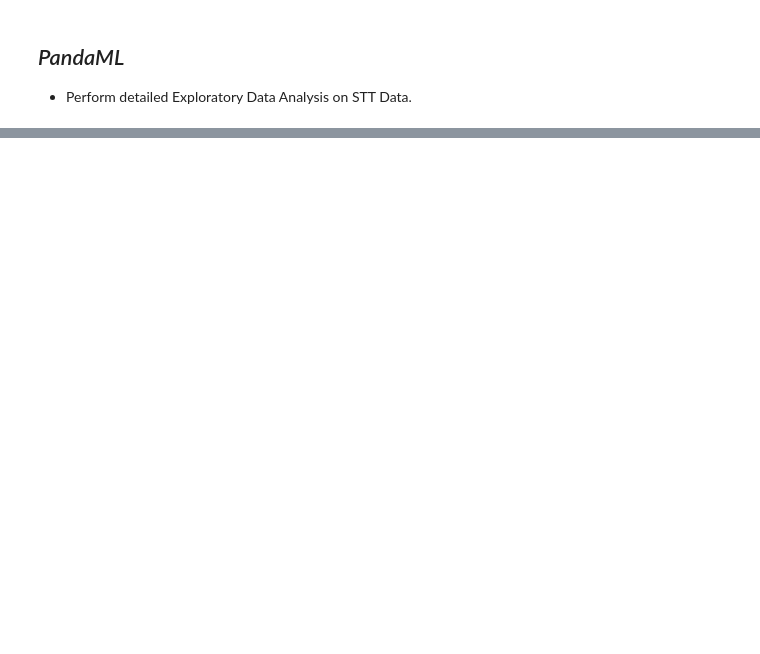
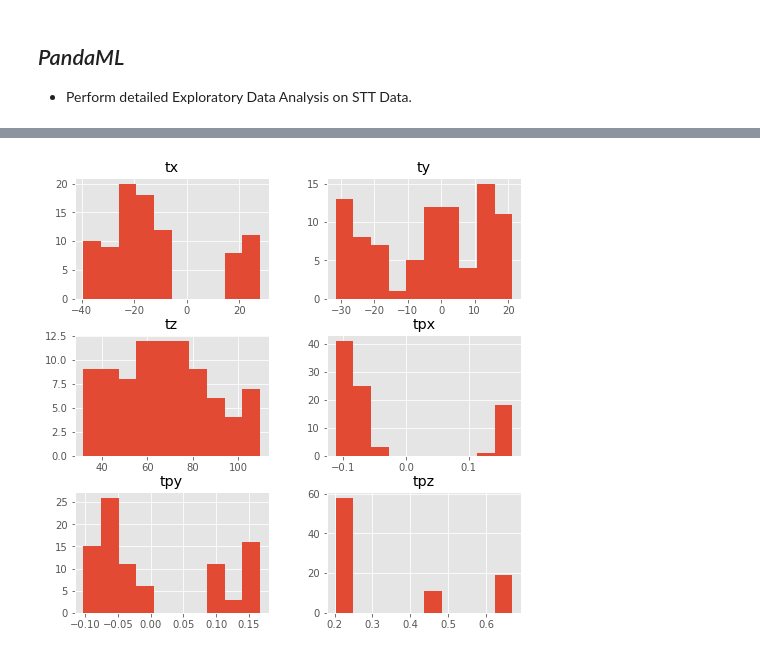
Before and after one commit to ai4fair/pandaml, a Jupyter notebook: stt_eda.ipynb, the cells around one changed output, grey strips where cells are left out. Drawn from its saved outputs; the diff is of its cells as text; code cells hidden in the pictures; blank space fills up the shorter version.

```diff
--- a/stt_eda.ipynb
+++ b/stt_eda.ipynb
@@ -67,6 +80,8 @@ truth.head()
 # %%
 plt.style.use('ggplot')
 # %%
-# truth_s = truth[['tx','ty','tz','tpx','tpy','tpz']]
-# _ = truth_s.hist(figsize = (8,8))
+truth_s = truth[['tx','ty','tz','tpx','tpy','tpz']]
+_ = truth_s.hist(figsize = (8,8))
+# %% [output]
+[figure, added]
 # %%
```
Also changed, not shown: parts of 31 cells of this notebook, 10 other files.
